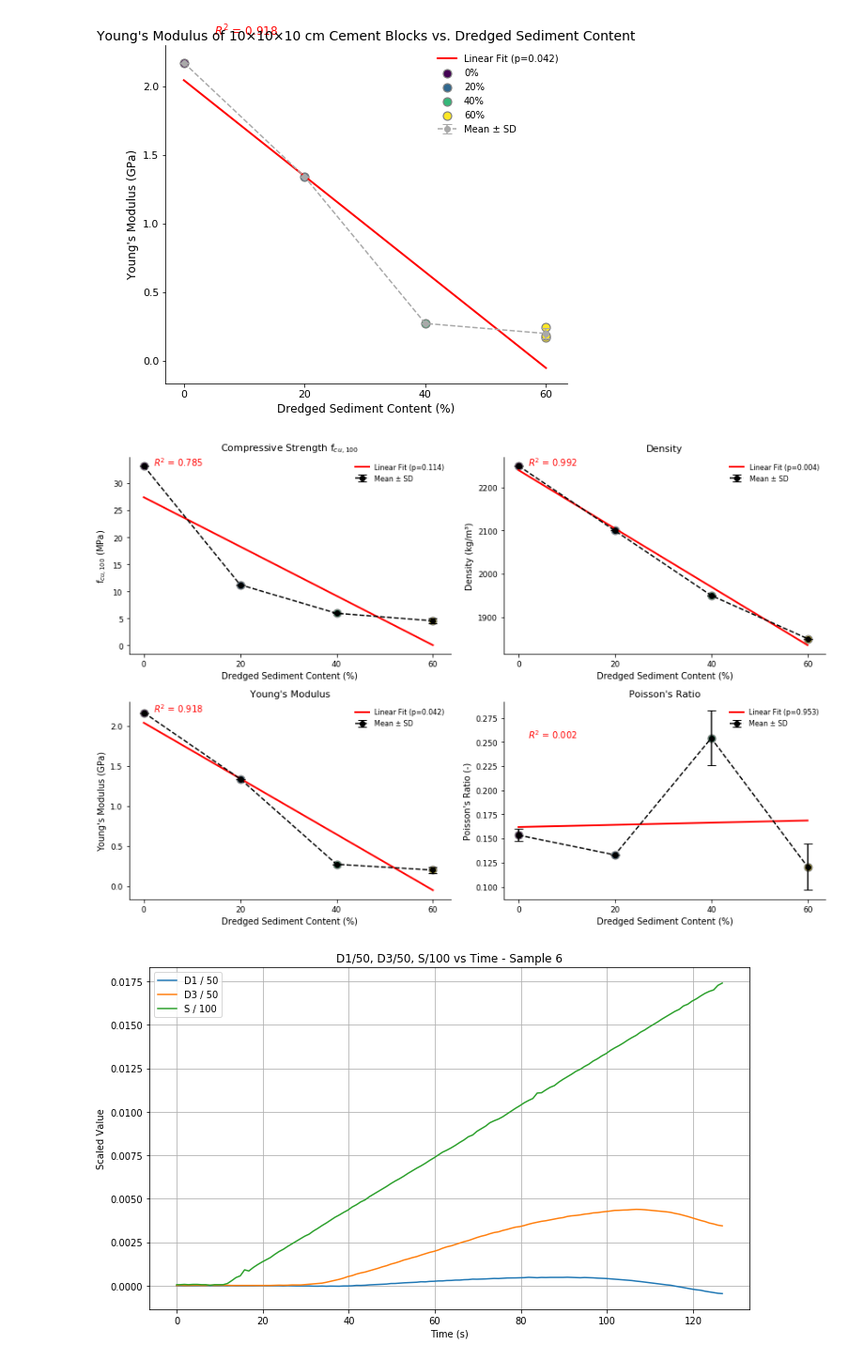
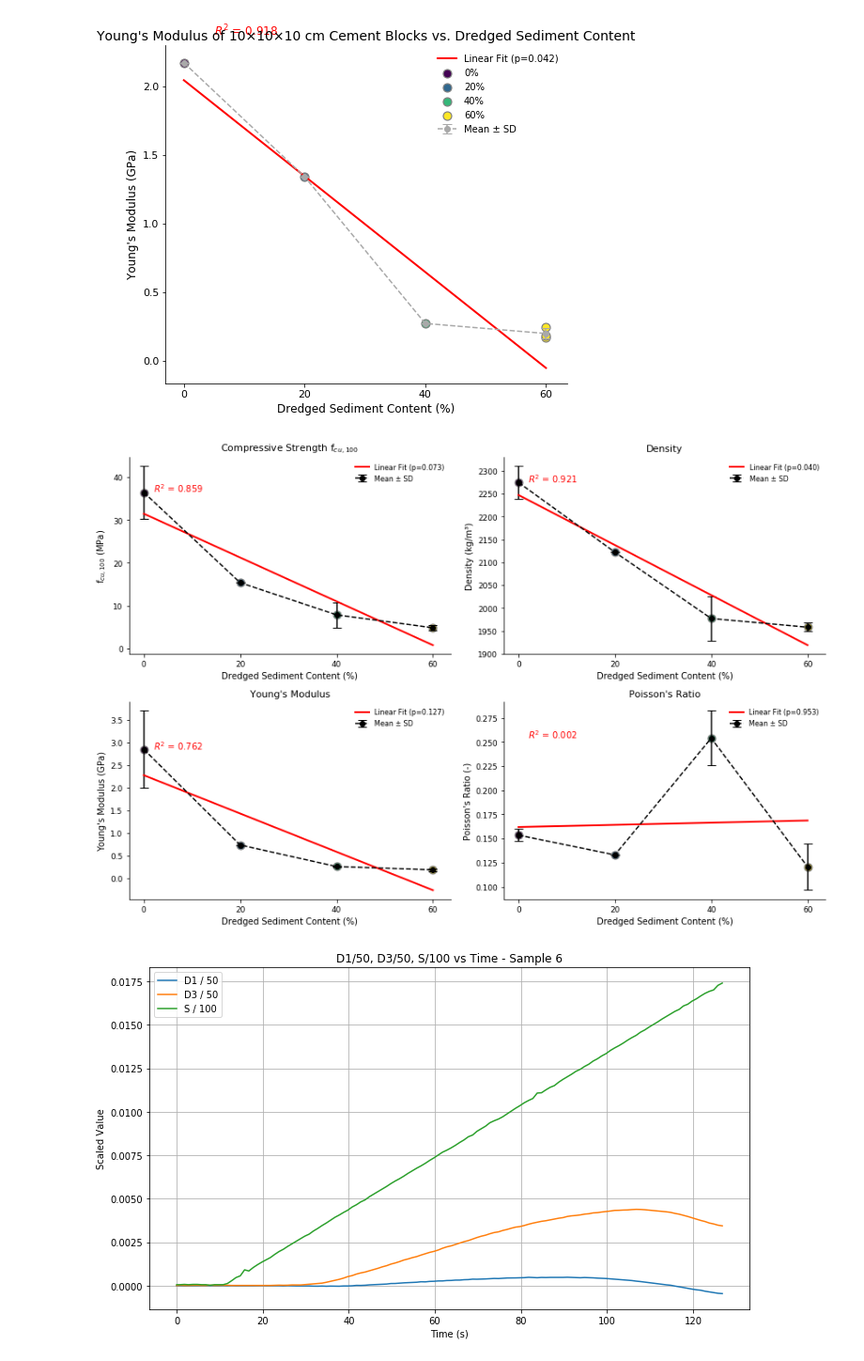
Before and after one commit to ThomasPennockTU/Thesis_Repository, a Jupyter notebook: workfolder/Material strength tests/material_strength_test.ipynb, the cells around one changed output. Shown at 94% size. Cells and saved outputs as stored; diff of their text form; code cells hidden in the pictures.

```diff
--- a/workfolder/Material strength tests/material_strength_test.ipynb
+++ b/workfolder/Material strength tests/material_strength_test.ipynb
@@ -1968,26 +3669,26 @@ data_poisson = {
 
 # Young's modulus
 data_emod = {
-    0:  [2.17],
-    20: [1.34],
-    40: [0.27],
-    60: [0.17, 0.18, 0.24],
+    0:  [2.17, 3.93, 2.95, 1.85, 3.35],
+    20: [0.74],
+    40: [0.27, 0.26],
+    60: [0.17, 0.18, 0.24, 0.19, 0.18],
 }
 
 # f_cu,100 (cube compressive strength)
 data_fcu = {
-    0:  [33.23],
-    20: [11.22],
-    40: [5.94],
-    60: [4.08, 4.48, 5.08],
+    0:  [33.23, 46.70, 36.94, 30.42, 34.98],
+    20: [15.37],
+    40: [5.94, 11.22, 6.42],
+    60: [4.08, 4.48, 5.08, 5.37, 5.22],
 }
 
-# Dummy density data (replace with your real values!)
+# Density data (replace with your real values!)
 data_density = {
-    0:  [2250],
-    20: [2100],
-    40: [1950],
-    60: [1850],
+    0:  [2324.76, 2239.88, 2258.78, 2274.23],
+    20: [2122.10],
+    40: [1947.37, 1951.36, 2032.58],
+    60: [1962.80, 1964.49, 1947.01],
 }
 
 # --------------------------
@@ -2082,34 +3783,34 @@ plot_sub(
     axs[0, 1],
     x_density,
     mean_density,
     std_density,
     ylabel='Density (kg/m³)',
     title='Density'
 )
 
 plot_sub(
     axs[1, 0],
     x_emod,
     mean_emod,
     std_emod,
     ylabel="Young's Modulus (GPa)",
     title="Young's Modulus"
 )
 
 plot_sub(
     axs[1, 1],
     x_poisson,
     mean_poisson,
     std_poisson,
     ylabel="Poisson's Ratio (-)",
     title="Poisson's Ratio"
 )
 
 plt.tight_layout()
 plt.savefig("material_strength_overview.png", dpi=300, bbox_inches='tight')
 plt.show()
 # %% [output]
-[figure, old version]
+[figure, new version]
 # %%
 import pandas as pd
 import matplotlib.pyplot as plt
```
Also changed, not shown: parts of 16 cells of this notebook, 34 other files.
